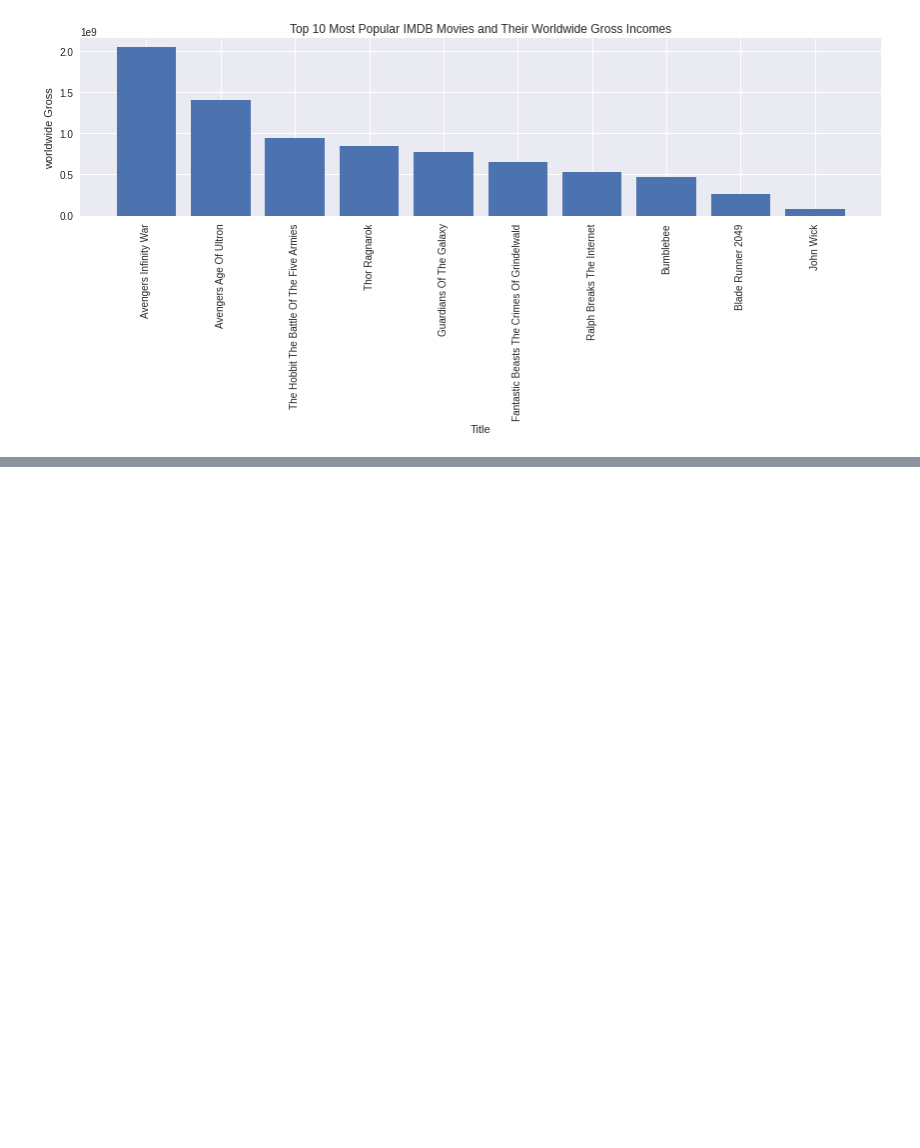
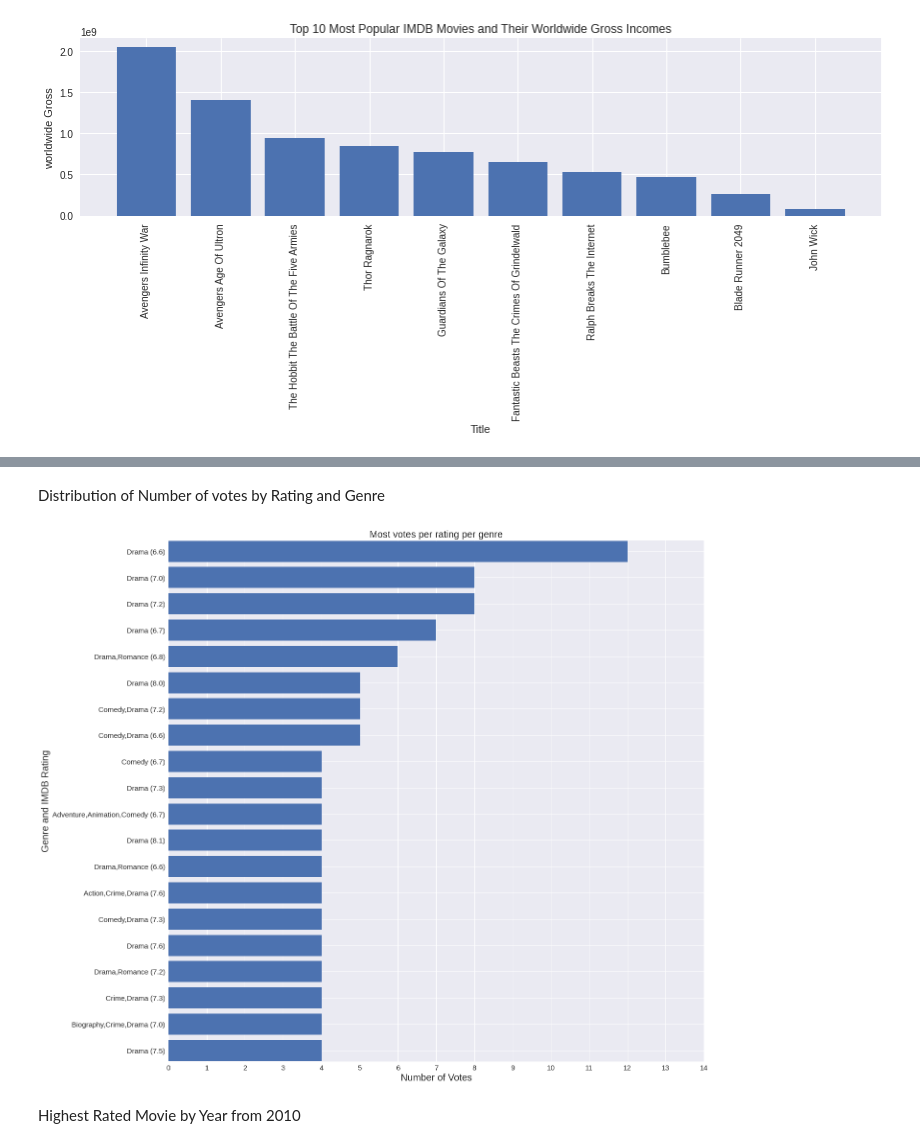
Before and after one commit to CHERUTO-CYNTHIA/dsc-phase-2-project-v3, a Jupyter notebook: student.ipynb, the cells around one changed output, grey strips where cells are left out. Cells and saved outputs as stored; diff of their text form; code cells hidden in the pictures; blank space fills up the shorter version.

```diff
--- a/student.ipynb
+++ b/student.ipynb
@@ -1036,0 +1094,28 @@ plt.show()
+# %% [markdown]
+Distribution of Number of votes by Rating and Genre
+# %%
+#Filter out unkown genre
+Rating_Genre_imdb = table_analysis[table_analysis['genre']!='unknown']
+#Filter for ratings above the mean
+Rating_Genre_imdb = Rating_Genre_imdb[Rating_Genre_imdb['imdb_average_rating']>6.5]
+#Group by genre and rating
+Rating_Genre_imdb = Rating_Genre_imdb.groupby(['genre','imdb_average_rating']).count()['title']
+#Sort by vote count
+Rating_Genre_imdb = Rating_Genre_imdb.sort_values(ascending=False).head(20).sort_values()
+#Genre and rating format
+index_RGim = np.array([ i[0] +' ('+ str(i[1]) +')' for i in Rating_Genre_imdb.index])
+plt.figure(figsize=(20,20))
+#Horizontal Bar Chart to show distribution
+plt.barh(y= index_RGim, width= Rating_Genre_imdb.values)
+plt.gca().margins(y=0.001)
+#Format title and axes
+plt.xticks(range(0,15),fontsize=15)
+plt.yticks(index_RGim,fontsize=15)
+plt.title('Most votes per rating per genre',fontsize=20)
+plt.xlabel('Number of Votes',fontsize=20)
+plt.ylabel('Genre and IMDB Rating',fontsize=20)
+plt.show()
+# %% [output]
+[figure, added]
+# %% [markdown]
+Highest Rated Movie by Year from 2010
```
Also changed, not shown: parts of 28 cells of this notebook, 2 other files.
